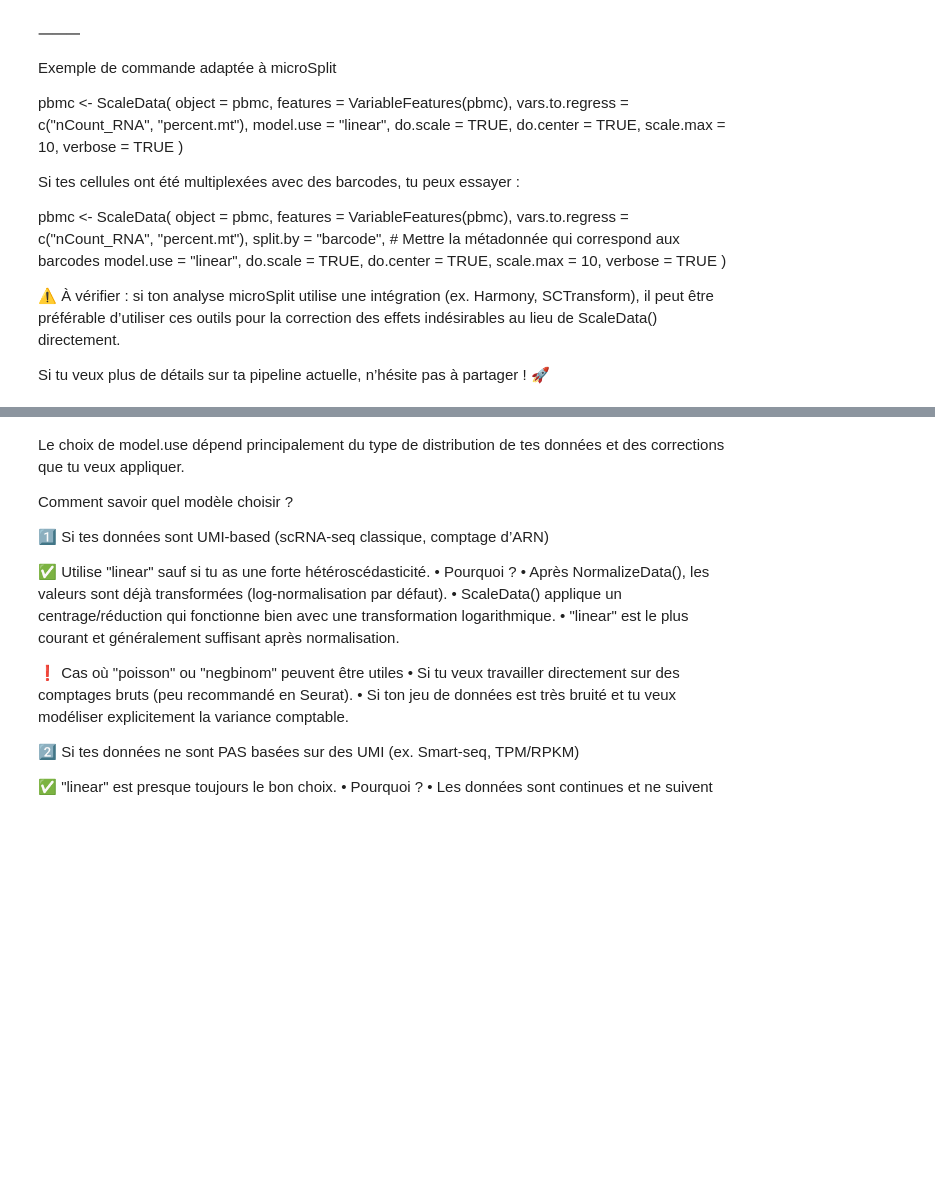
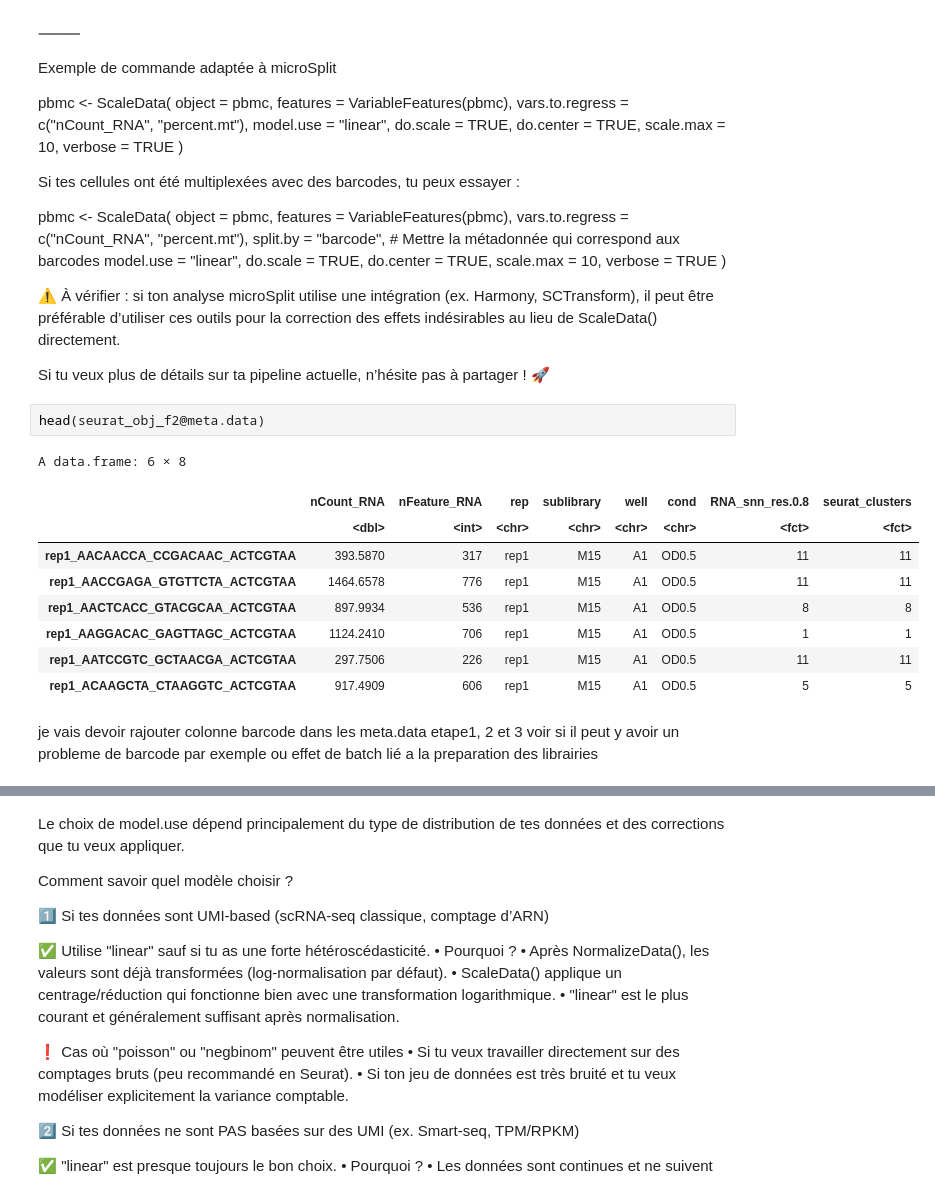
Before and after one commit to vgoupille/DOL_scRNAseq, a Jupyter notebook: 7_Article/script/script_Val/5_Normalisation_and_other.ipynb, the cells around one changed output, grey strips where cells are left out. Saved outputs shown, nothing was run; the diff lists cells and outputs as text; blank space fills up the shorter version.

Commit message:
Add data display and update comments in normalization notebook

```diff
--- a/7_Article/script/script_Val/5_Normalisation_and_other.ipynb
+++ b/7_Article/script/script_Val/5_Normalisation_and_other.ipynb
@@ -1810,6 +1810,20 @@ pbmc <- ScaleData(
 ⚠ À vérifier : si ton analyse microSplit utilise une intégration (ex. Harmony, SCTransform), il peut être préférable d’utiliser ces outils pour la correction des effets indésirables au lieu de ScaleData() directement.
 
 Si tu veux plus de détails sur ta pipeline actuelle, n’hésite pas à partager ! 🚀
+# %%
+head(seurat_obj_f2@meta.data)
+# %% [output]
+A data.frame: 6 × 8
+|  | nCount_RNA | nFeature_RNA | rep | sublibrary | well | cond | RNA_snn_res.0.8 | seurat_clusters |
+|  | <dbl> | <int> | <chr> | <chr> | <chr> | <chr> | <fct> | <fct> |
+| rep1_AACAACCA_CCGACAAC_ACTCGTAA | 393.5870 | 317 | rep1 | M15 | A1 | OD0.5 | 11 | 11 |
+| rep1_AACCGAGA_GTGTTCTA_ACTCGTAA | 1464.6578 | 776 | rep1 | M15 | A1 | OD0.5 | 11 | 11 |
+| rep1_AACTCACC_GTACGCAA_ACTCGTAA | 897.9934 | 536 | rep1 | M15 | A1 | OD0.5 | 8 | 8 |
+| rep1_AAGGACAC_GAGTTAGC_ACTCGTAA | 1124.2410 | 706 | rep1 | M15 | A1 | OD0.5 | 1 | 1 |
+| rep1_AATCCGTC_GCTAACGA_ACTCGTAA | 297.7506 | 226 | rep1 | M15 | A1 | OD0.5 | 11 | 11 |
+| rep1_ACAAGCTA_CTAAGGTC_ACTCGTAA | 917.4909 | 606 | rep1 | M15 | A1 | OD0.5 | 5 | 5 |
+# %% [markdown]
+je vais devoir rajouter colonne barcode dans les meta.data etape1, 2 et 3 voir si il peut y avoir un probleme de barcode par exemple ou effet de batch lié a la preparation des librairies
 # %%
 all.genes <- rownames(seurat_obj_f2)
 
```
Also changed, not shown: parts of 1 cell of this notebook.
